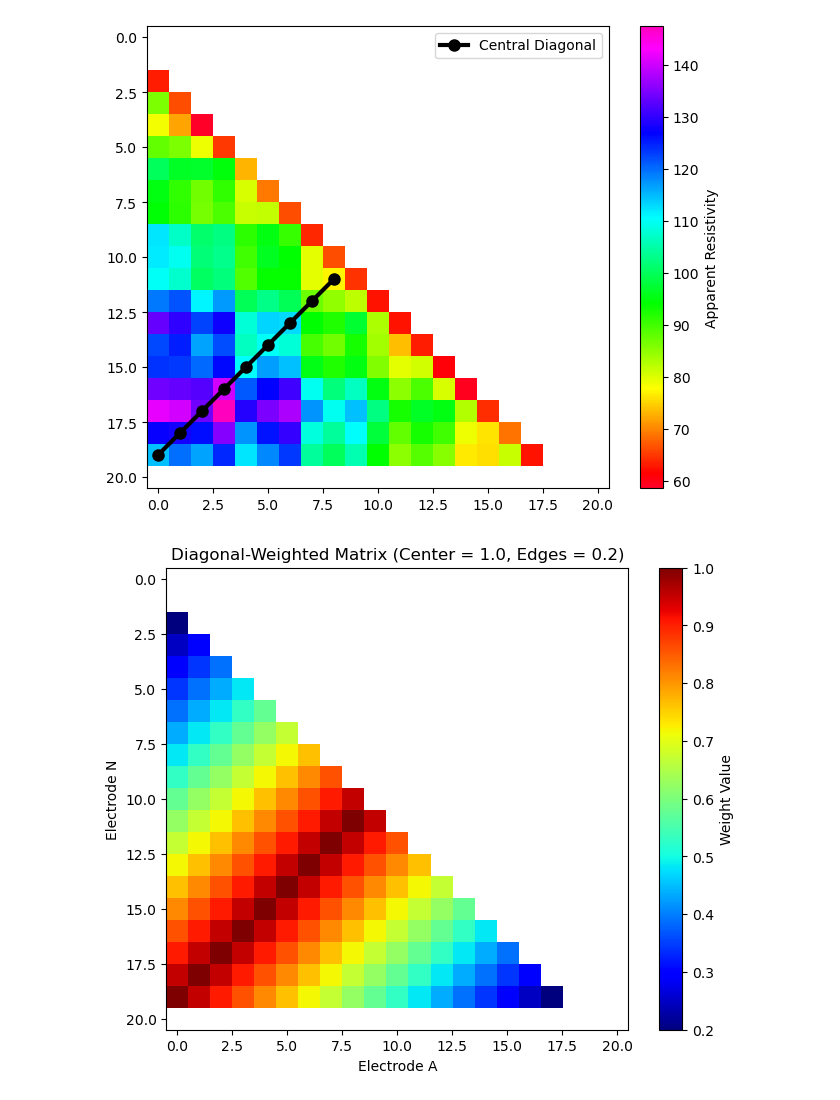
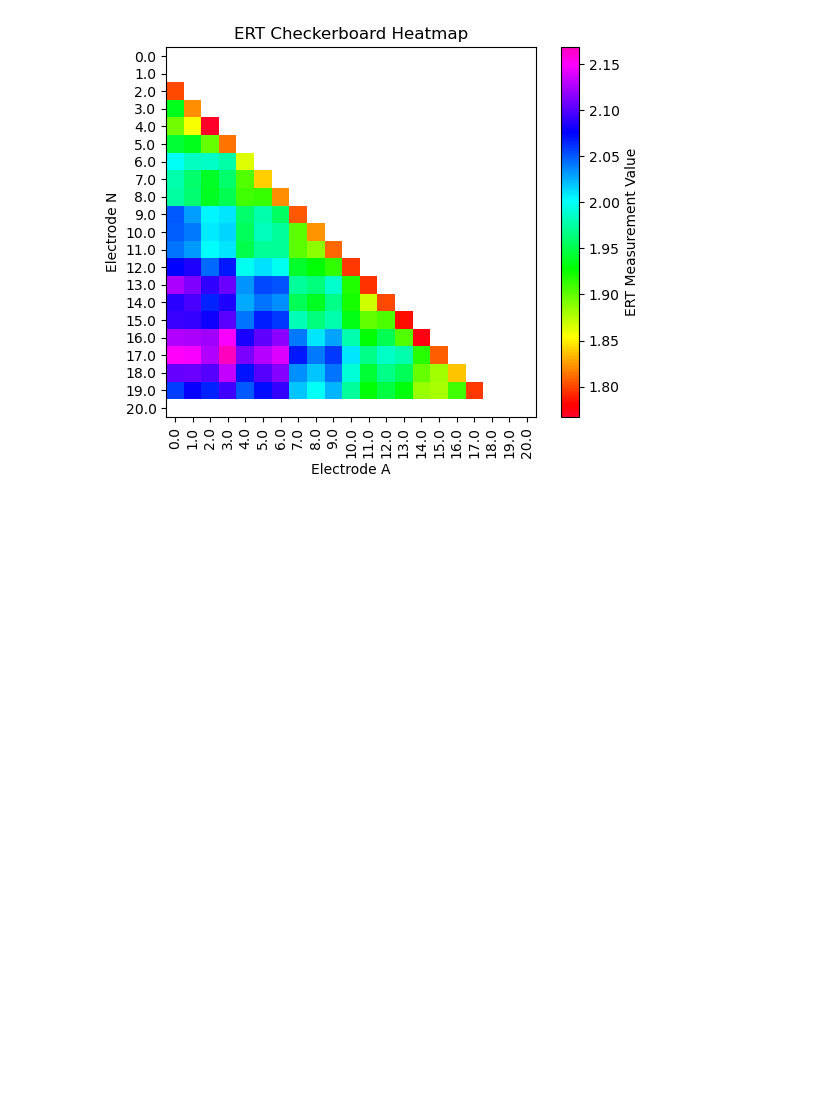
Before and after one commit to sideris25/thesis, a Jupyter notebook: timelapse1.ipynb, the cells around one changed output. Cells and saved outputs as stored; diff of their text form; code cells hidden in the pictures; blank space fills up the shorter version.

```diff
--- a/timelapse1.ipynb
+++ b/timelapse1.ipynb
@@ -89,6 +90,10 @@ Data: Sensors: 21 data: 171, nonzero entries: ['a', 'b', 'k', 'm', 'n', 'valid']
 # %%
 #timelapse, changing marker6 (layer 6), assume it changes due to pollution
 new_vals=[70,60,50,40,35,30,25,20,15,5]
+
+output_dir='timelapse1'
+os.makedirs(output_dir, exist_ok=True) #Make new dir to save files
+
 for i, rho_val in enumerate(new_vals):
     rhomap[5][1]=rho_val
     data=ert.simulate(mesh_fwr,scheme=scheme, res=rhomap, noiseLevel=1, noiseAbs=1e-6, seed=1337)
@@ -96,19 +101,19 @@ for i, rho_val in enumerate(new_vals):
 
     filename=f'timelapse_{i}.dat'
     print(f'Value for marker 6: {new_vals[i]} Ohm.m, data saved to {filename}')
-    with open(f'log{i}.txt', 'w') as f:
+    with open(f'{output_dir}/log{i}.txt', 'w') as f:
         print(f"Step {i} | Marker6: {rho_val} ", file=f)
         print(f"Norm Err: {np.linalg.norm(data['err'])}", file=f)
         print(f"Min/Max Rhoa: {min(data['rhoa'])} / {max(data['rhoa'])}", file=f)
         print(f"Data: {data}", file=f)
     print(f'Log{i}.txt created with details of Step {i}')
-    data.save(filename)
+    data.save(f'{output_dir}/{filename}') #Save data for each step
     print(f'Done Step {i}')
 
-    np.save(f'res_all_t_{i}.npy', np.column_stack([data['rhoa']])) #Resistivity changes, keep inside the loop
+    np.save(f'{output_dir}/{output_dir}_res_all_t_{i}.npy', np.column_stack([data['rhoa']])) #Resistivity changes, keep inside the loop
 
 
-np.save(f'abmn_timelapse.npy', np.column_stack([data['a'], data['b'], data['m'], data['n']])) #Geometry doesn't change.
+np.save(f'{output_dir}/{output_dir}_abmn_timelapse.npy', np.column_stack([data['a'], data['b'], data['m'], data['n']])) #Geometry doesn't change.
 
 ert.show(data,cMap='rainbow',cMin=20,cMax=1000,logScale=True,title='DD')   #pseudosection for last step (confirmation)
 pg.viewer.mpl.showDataContainerAsMatrix(data,'a','m', 'rhoa',cMap='rainbow',cMin=20,cMax=500,logScale=True,title='DD')
@@ -278,55 +283,19 @@ def plot_ert_checkerboard(data,plot=0):
 
     return heatmap
 # %%
-abmn=np.load('abmn_timelapse.npy')
+abmn=np.load(f'{output_dir}/{output_dir}_abmn_timelapse.npy')
 #create the first dataframe for electrode mapping
-res_all_0 = np.load('res_all_t_0.npy')
+res_all_0 = np.load(f'{output_dir}/{output_dir}_res_all_t_0.npy')
 data_all_0 = np.column_stack([abmn, res_all_0[:,0]])
 data = pd.DataFrame(data_all_0, columns=['A','B','M','N','Res'])
 
 electrodes = np.unique(data[['A', 'B', 'M', 'N']].values)
 electrode_map = {electrode: idx for idx, electrode in enumerate(sorted(electrodes))}
-image=plot_ert_checkerboard(data,plot=0) #keep the numpy array only, no plot
+image=plot_ert_checkerboard(data,plot=1)
 valid_mask = ~np.isnan(image)
-rows_,cols_= np.indices(image.shape)
-x_ = rows_ + cols_
-
-valid_x_ = x_[valid_mask]
-center_x = (np.max(valid_x_) + np.min(valid_x_)) / 2.0
-
-#Search for the diagonal positions where pos_x equals center_x and is valid, used for weighter RMSE towards the center
-diag_mask = (x_ == center_x) & valid_mask
-rows_diag, cols_diag = np.where(diag_mask)
-
-plt.figure(figsize=(8, 6))
-plt.imshow(image, cmap='gist_rainbow')
-
-plt.plot(cols_diag, rows_diag, color='black', linewidth=3, marker='o', markersize=8, label='Central Diagonal')
-
-plt.colorbar(label='Apparent Resistivity')
-plt.legend()
-plt.show()
-
-#Max weight at the center, decrease towards the edges
-d_ = np.abs(x_ - center_x)
-max_d_ = np.max(d_[valid_mask])
-
-W = 1.0 - (d_ / max_d_) * 0.8
-W = np.clip(W, 0.2, 1.0)
-#Set weights to NaN for invalid positions
-W_plot = np.copy(W)
-W_plot[~valid_mask] = np.nan
-
-plt.figure(figsize=(8, 6))
-plt.imshow(W_plot, cmap='jet')
-plt.colorbar(label='Weight Value')
-plt.title('Diagonal-Weighted Matrix (Center = 1.0, Edges = 0.2)')
-plt.xlabel('Electrode A')
-plt.ylabel('Electrode N')
-plt.show()
+original_valid_pixels = image[valid_mask]
 # %% [output]
-[figure, old version]
+[figure, new version]
-[figure, removed]
 # %%
 num_singular_values = 50
 all_images = []             #lists to save all steps
```
Also changed, not shown: parts of 10 cells of this notebook, 40 other files.
